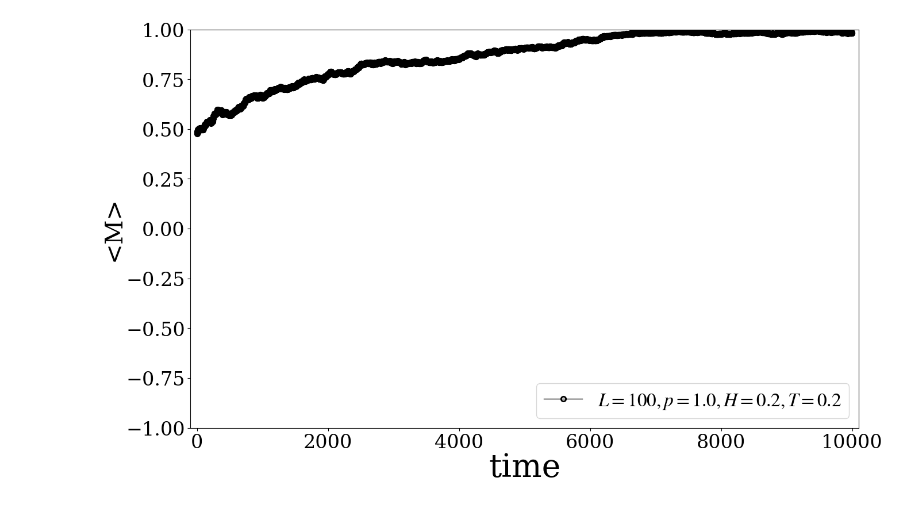
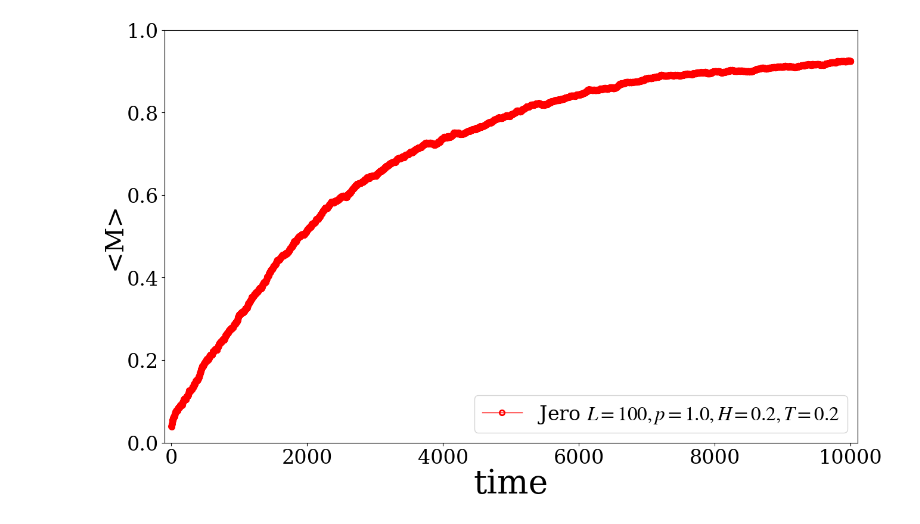
Before and after one commit to JeroFotinos/ComplexOpinion, a Jupyter notebook: examples/exploration.ipynb, the cells around one changed output. Saved outputs shown, nothing was run; the diff lists cells and outputs as text; code cells hidden in the pictures.

Commit message:
Fixed many simulations from single initial condition, code converges to Mahdi for large number of initial conditions

```diff
--- a/examples/exploration.ipynb
+++ b/examples/exploration.ipynb
@@ -25,13 +25,13 @@ m = Opinion_Model(G)
 # %%
 # ------------- Declare model parameters -------------
 
-seed = np.random.randint( 2 ** ( 4 * 7 ))
-# seed = 2 ** ( 4 * 3 ) - 1 # quiero que sea siempre la misma
+# seed = np.random.randint( 2 ** ( 4 * 7 ))  # original Mahdi
+seed = 2 ** ( 4 * 3 ) - 1  # quiero que sea siempre la misma
 
-number_of_initial_conditions = 50 # 50
+number_of_initial_conditions = 1 # 50
 # we will average the evolutions over the initial conditions
 
-num_sim_per_in_cond = 2
+num_sim_per_in_cond = 1000
 # number of simulations for each initial condition
 # that we want to average
 
@@ -43,4 +43,4 @@ p_1 = 1.0  # probabilidad de contagio
 # %%
 # ------------- Model Evolution -------------
 
-t , M = m.opinion_dynamics(number_of_initial_conditions, num_sim_per_in_cond, num_MC_steps, H, T, p_1, seed)
+t , M1 = m.opinion_dynamics(number_of_initial_conditions, num_sim_per_in_cond, num_MC_steps, H, T, p_1, seed)
@@ -47,23 +53,25 @@ t , M = m.opinion_dynamics(number_of_initial_conditions, num_sim_per_in_cond, nu
 # %%
 # ------------- Ploteo ----------------------
 
 plt.rcParams["figure.figsize"] = [15,9]
 plt.rcParams['font.size'] = '24'
 plt.rcParams['font.family'] = 'serif'
 plt.rcParams['mathtext.fontset'] = 'stix'
 #plt.rc('xtick', labelsize='x-small')
 #plt.rc('ytick', labelsize='x-small')
 
 plt.xlabel( 'time' , fontsize=40, labelpad=0 )
 plt.ylabel( r'<M>' , fontsize=30, labelpad=0)
 
 plt.xlim([-100., 10100])
-plt.ylim([-1.0, 1.0])
+plt.ylim([0, 1.0])
 
-plt.plot(t[:],M[:],'ko', label= r'$L=100, p=1.0, H=0.2, T=0.2$', linestyle='-', linewidth=1, markersize=6,mew=2, mfc='none')
+plt.plot(t[:],M1[:],'ro', label= r'Jero $L=100, p=1.0, H=0.2, T=0.2$', linestyle='-', linewidth=1, markersize=6,mew=2, mfc='none')
+
+# plt.plot(t[:],M2[:],'bo', label= r'Mahdi $L=100, p=1.0, H=0.2, T=0.2$', linestyle='-', linewidth=1, markersize=6,mew=2, mfc='none')
 
 plt.legend(loc='lower right')
 
 plt.savefig("M-vs-Time.pdf", facecolor='white', edgecolor='none')
 # %% [output]
-[figure, old version]
+[figure, new version]
```
Also changed, not shown: parts of 1 cell of this notebook, 8 other files.
